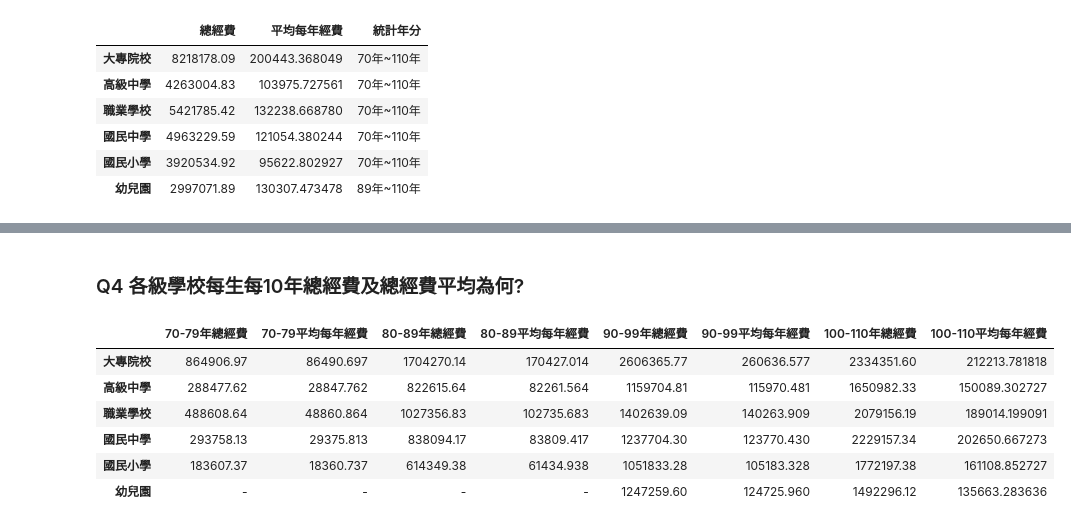
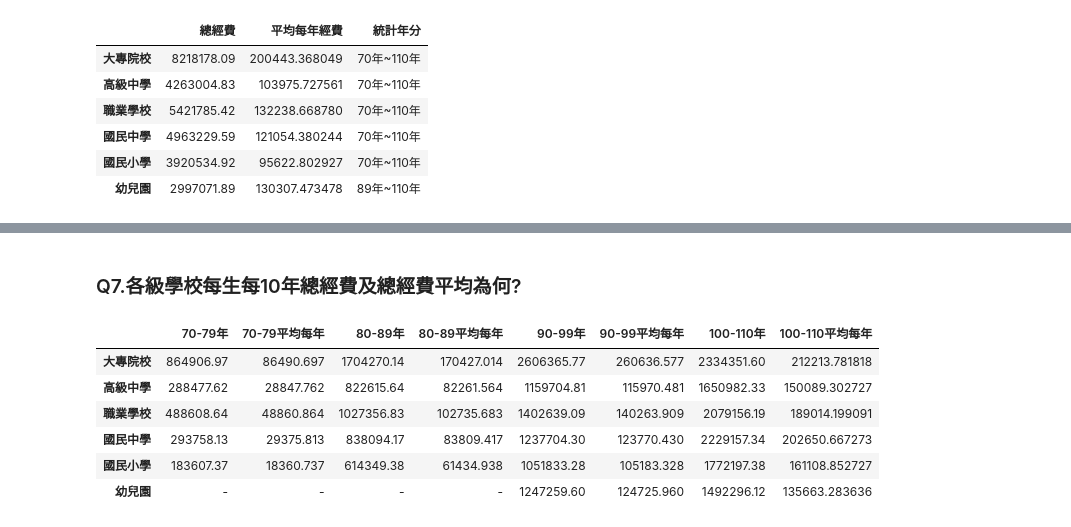
Before and after one commit to brian098091/LAT-Repo, a Jupyter notebook: hw1.ipynb, the cells around one changed output, grey strips where cells are left out. Saved outputs shown, nothing was run; the diff lists cells and outputs as text; code cells hidden in the pictures.

```diff
--- a/hw1.ipynb
+++ b/hw1.ipynb
@@ -123,42 +175,43 @@ result
 # %% [markdown]
-### Q4 各級學校每生每10年總經費及總經費平均為何?
+### Q7.各級學校每生每10年總經費及總經費平均為何?
 # %%
 column_names = ['大專院校', '高級中學', '職業學校', '國民中學','國民小學']
 list = []
 for i in range(3) :
     list.append(df.iloc[0+10*i+1:10+10*i][column_names].sum())
 list.append(df.iloc[31:41][column_names].sum())
 data = {
-    "70-79年總經費": list[0],
-    "70-79平均每年經費": list[0]/10,
-    "80-89年總經費": list[1],
-    "80-89平均每年經費": list[1]/10,
-    "90-99年總經費": list[2],
-    "90-99平均每年經費": list[2]/10,
-    "100-110年總經費": list[3],
-    "100-110平均每年經費": list[3]/11,
+    "70-79年": list[0],
+    "70-79平均每年": list[0]/10,
+    "80-89年": list[1],
+    "80-89平均每年": list[1]/10,
+    "90-99年": list[2],
+    "90-99平均每年": list[2]/10,
+    "100-110年": list[3],
+    "100-110平均每年": list[3]/11,
 }
 list2 = []
 list2.append(df.iloc[20:30][['幼兒園']].astype(float).sum())
 list2.append(df.iloc[31:41][['幼兒園']].astype(float).sum())
 data2 = {
-    "70-79年總經費": '-',
-    "70-79平均每年經費": '-',
-    "80-89年總經費": '-',
-    "80-89平均每年經費": '-',
-    "90-99年總經費": list2[0],
-    "90-99平均每年經費": list2[0]/10,
-    "100-110年總經費": list2[1],
-    "100-110平均每年經費": list2[1]/11,
+    "70-79年": '-',
+    "70-79平均每年": '-',
+    "80-89年": '-',
+    "80-89平均每年": '-',
+    "90-99年": list2[0],
+    "90-99平均每年": list2[0]/10,
+    "100-110年": list2[1],
+    "100-110平均每年": list2[1]/11,
 }
 Type2 = pd.DataFrame(data2)
 
 Type = pd.DataFrame(data)
 frames = [Type, Type2]
-result = pd.concat(frames)
+result0 = pd.concat(frames)
+result = result0
 result
 # %% [output]
-|  | 70-79年總經費 | 70-79平均每年經費 | 80-89年總經費 | 80-89平均每年經費 | 90-99年總經費 | 90-99平均每年經費 | 100-110年總經費 | 100-110平均每年經費 |
+|  | 70-79年 | 70-79平均每年 | 80-89年 | 80-89平均每年 | 90-99年 | 90-99平均每年 | 100-110年 | 100-110平均每年 |
 | 大專院校 | 864906.97 | 86490.697 | 1704270.14 | 170427.014 | 2606365.77 | 260636.577 | 2334351.60 | 212213.781818 |
 | 高級中學 | 288477.62 | 28847.762 | 822615.64 | 82261.564 | 1159704.81 | 115970.481 | 1650982.33 | 150089.302727 |
 | 職業學校 | 488608.64 | 48860.864 | 1027356.83 | 102735.683 | 1402639.09 | 140263.909 | 2079156.19 | 189014.199091 |
```
Also changed, not shown: parts of 17 cells of this notebook.
